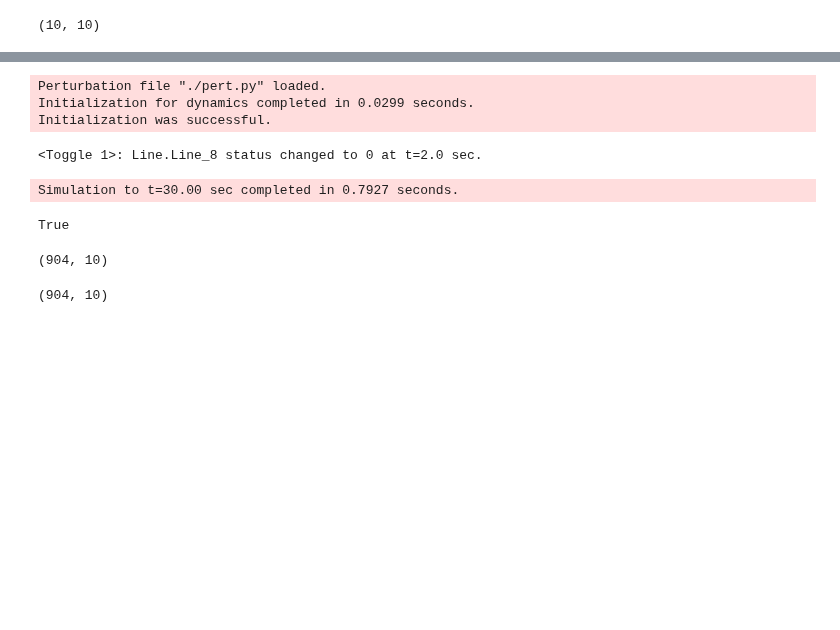
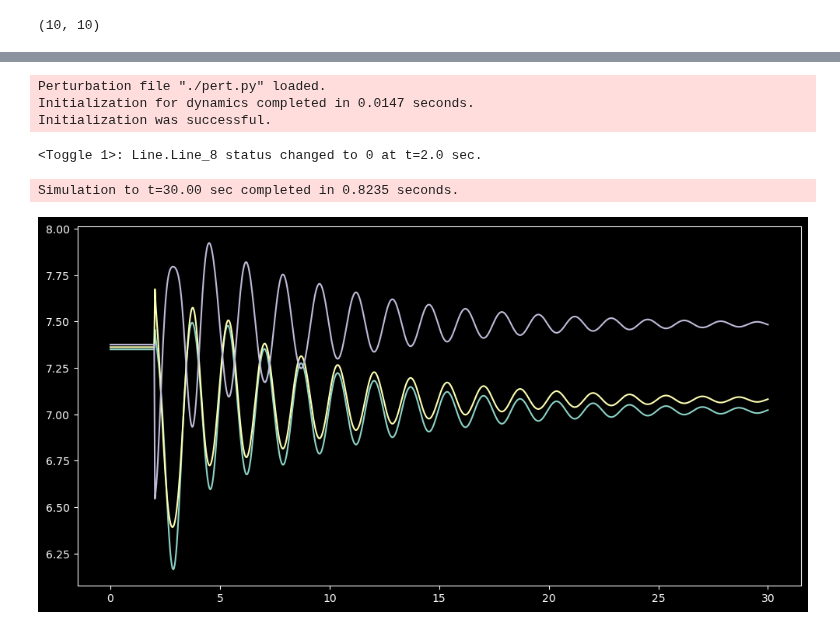
Before and after one commit to CURENT/demo, a Jupyter notebook: demo/bus_current_injection/bus_current_injection.ipynb, the cells around one changed output, grey strips where cells are left out. Saved outputs shown, nothing was run; the diff lists cells and outputs as text; code cells hidden in the pictures; blank space fills up the shorter version.

```diff
--- a/demo/bus_current_injection/bus_current_injection.ipynb
+++ b/demo/bus_current_injection/bus_current_injection.ipynb
@@ -81,18 +85,19 @@ ss.TDS.config.no_tqdm = True
 ss.TDS.config.criteria = 0
 
 ss.TDS.run()
+
+ss.Igen = ss.Igen[1:, ]
+ss.Iline = ss.Iline[1:, ]
 # %% [output]
 Perturbation file "./pert.py" loaded.
-Initialization for dynamics completed in 0.0299 seconds.
+Initialization for dynamics completed in 0.0147 seconds.
 Initialization was successful.
 <Toggle 1>: Line.Line_8 status changed to 0 at t=2.0 sec.
-Simulation to t=30.00 sec completed in 0.7927 seconds.
+Simulation to t=30.00 sec completed in 0.8235 seconds.
-True
-# %%
-ss.Igen.shape
-# %% [output]
-(904, 10)
-# %%
-ss.Iline.shape
-# %% [output]
-(904, 10)
+# %%
+fig, ax = plt.subplots(1, 1, figsize=(12, 6))
+
+# first bus
+_ = ax.plot(ss.dae.ts.t, np.abs(ss.Igen)[:, [0, 1, 2]])
+# %% [output]
+[figure, added]
```
Also changed, not shown: parts of 4 cells of this notebook.
